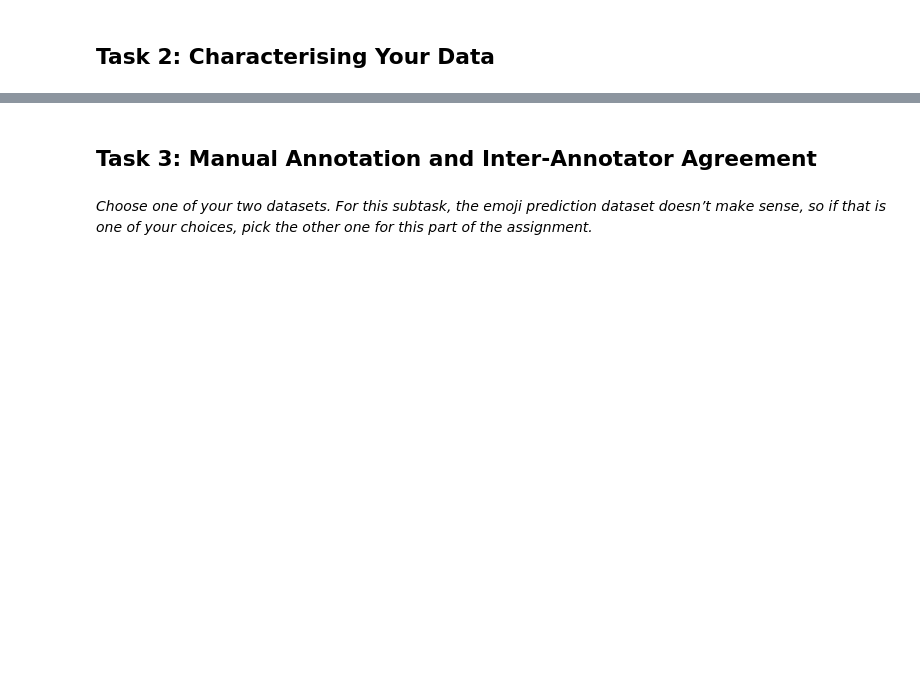
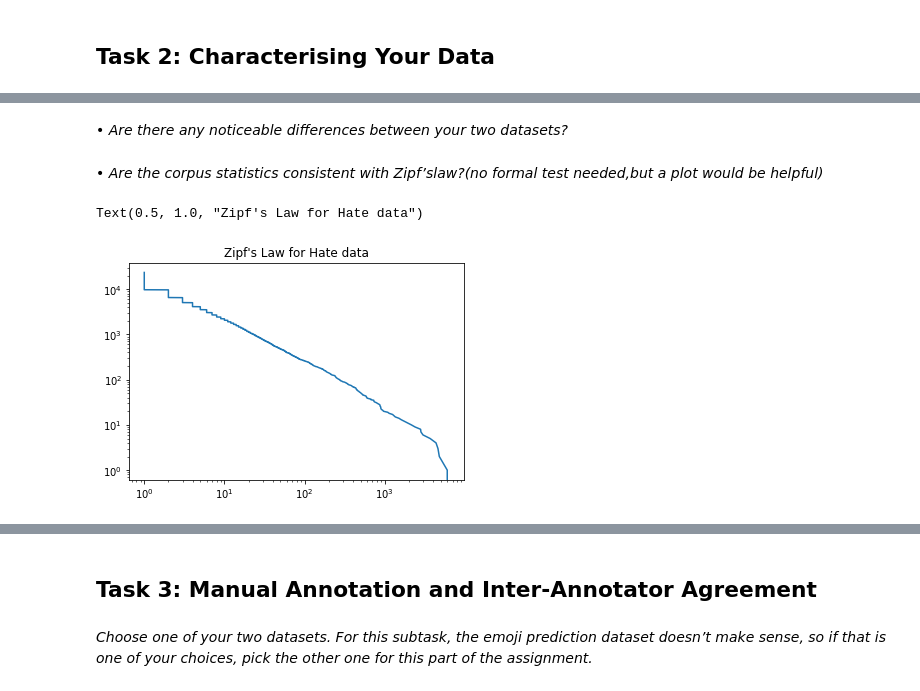
Before and after one commit to MarkusSibbesen/fyp2021p04g11, a Jupyter notebook: notebook.ipynb, the cells around one changed output, grey strips where cells are left out. Saved outputs shown, nothing was run; the diff lists cells and outputs as text; code cells hidden in the pictures; blank space fills up the shorter version.

```diff
--- a/notebook.ipynb
+++ b/notebook.ipynb
@@ -27,3 +66,10 @@ Last modified, modified by:
 # %% [markdown]
 *• Once you’re done, compare your tokeniser’s output with the baseline tokenisation
 you get from the social media tokeniser in the NLTK library (nltk.tokenize.TweetTokenizer), using the data you’ve set aside for this purpose.*
+# %%
+#TweetTokenizer(hate_train)
+tknzr = TweetTokenizer()
+tokens_homemade = [tokenize_line(hate_train_tokenize[i].strip()) for i in range(20)]
+tokens_nltk = [' '.join(tknzr.tokenize(hate_train_tokenize[i])) for i in range(20)]
+print(tokens_homemade)
+print(tokens_nltk)
@@ -33,4 +102,12 @@ you get from the social media tokeniser in the NLTK library (nltk.tokenize.Tweet
 # %% [markdown]
 ## Task 2: Characterising Your Data
+# %%
+df_hate = pd.DataFrame()
+df_hate['raw'] = hate_train_lists
+df_hate['tokenized'] = df_hate['raw'].apply(tknzr.tokenize)
+
+df_sentiment = pd.DataFrame()
+df_sentiment['raw'] = sentiment_train.split('\n')
+df_sentiment['tokenized'] = df_sentiment['raw'].apply(tknzr.tokenize)
 # %% [markdown]
 *Characterise the training sets of the two tasks you’ve chosen in terms of elementary corpus statistics: <br>
@@ -41,0 +145,7 @@ you get from the social media tokeniser in the NLTK library (nltk.tokenize.Tweet
+# %%
+# Vocabulary size:
+tokens_hate = list(df_hate['tokenized'])
+tokens_hate = sum(tokens_hate, [])
+tokens_hate_list = sorted(Counter(tokens_hate).items(), key=lambda x: x[1], reverse=True)
+
+print('Vocabulary size for hate: ',len(tokens_hate_list))
@@ -41,0 +210,3 @@ you get from the social media tokeniser in the NLTK library (nltk.tokenize.Tweet
+# %%
+tokens_hate_df = pd.DataFrame(tokens_hate_list)
+tokens_sentiment_df = pd.DataFrame(tokens_sentiment_list)
@@ -41,0 +218,2 @@ you get from the social media tokeniser in the NLTK library (nltk.tokenize.Tweet
+# %% [markdown]
+• *Are there any noticeable differences between your two datasets?*<br>
@@ -41,0 +223,12 @@ you get from the social media tokeniser in the NLTK library (nltk.tokenize.Tweet
+# %% [markdown]
+• *Are the corpus statistics consistent with Zipf’slaw?(no formal test needed,but a plot would be helpful)*<br>
+# %%
+# zipfs law for hate
+tokens_hate_df['rank'] = range(len(tokens_hate_list))
+plt.plot(tokens_hate_df[1], tokens_hate_df['rank'])
+plt.yscale('log')
+plt.xscale('log')
+plt.title("Zipf's Law for Hate data")
+# %% [output]
+Text(0.5, 1.0, "Zipf's Law for Hate data")
+[figure, added]
```
Also changed, not shown: parts of 42 cells of this notebook, 7 other files.
